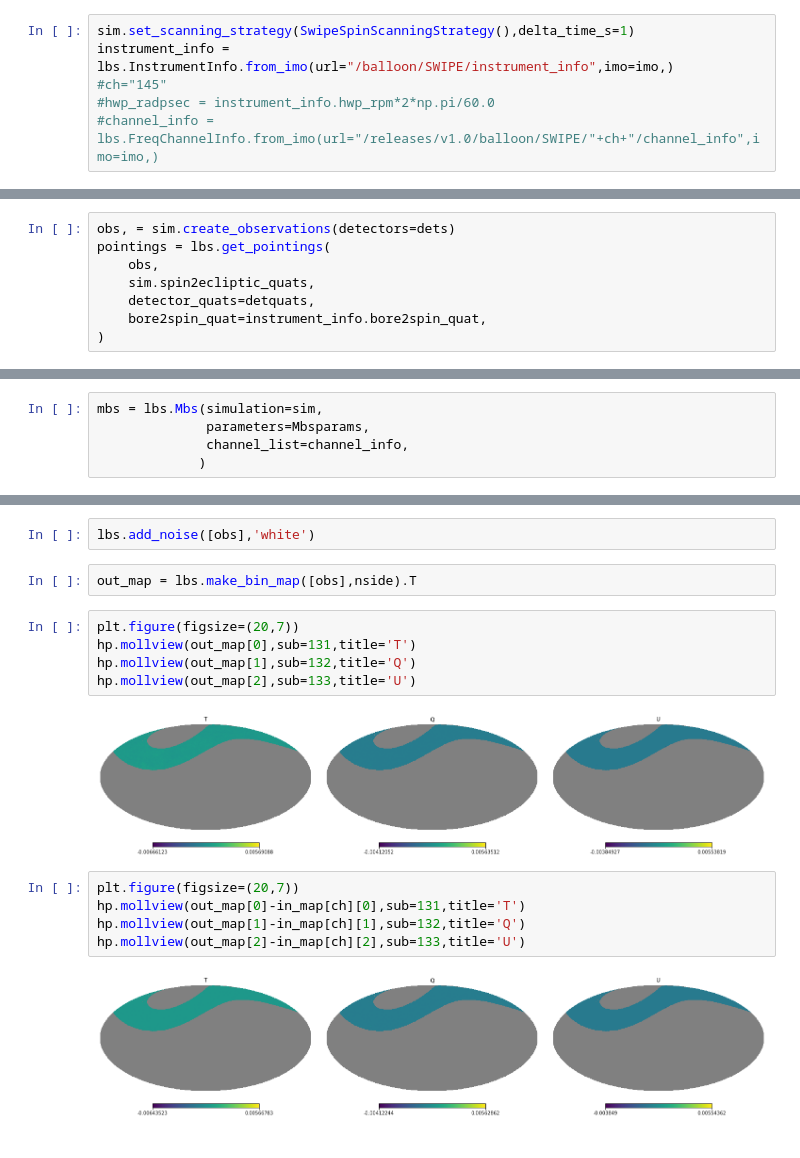
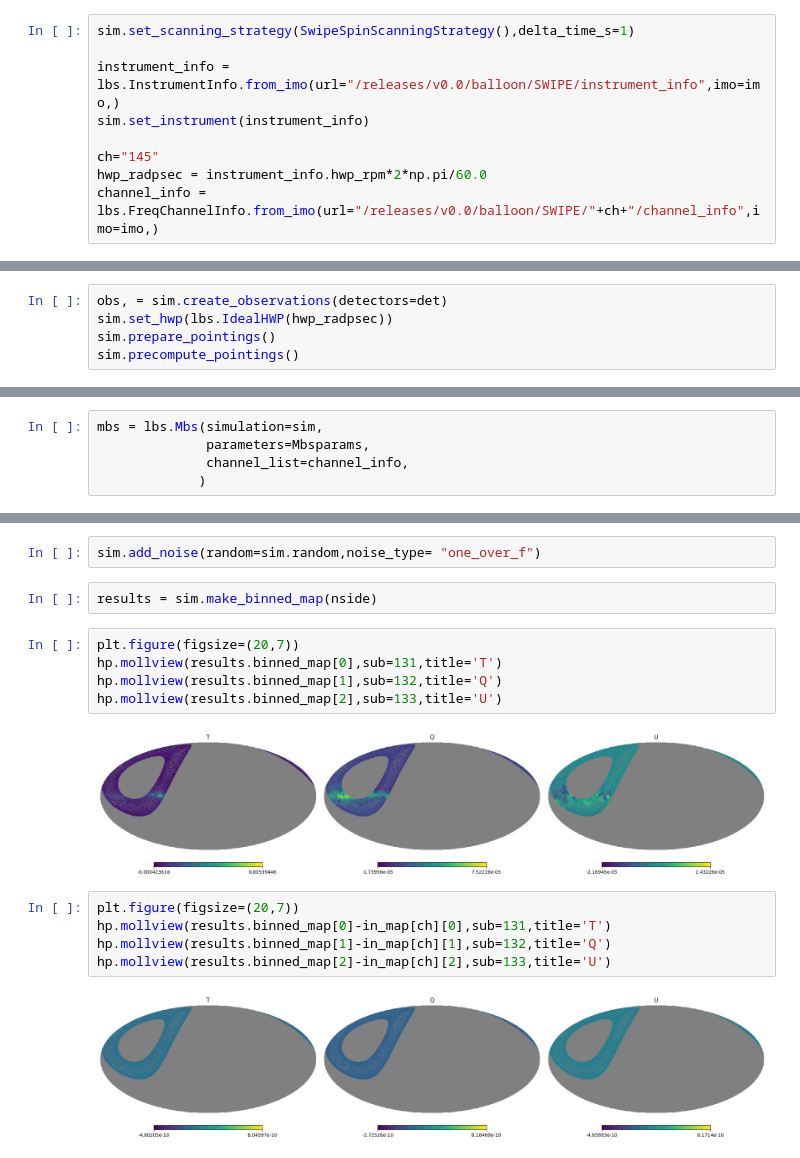
Before and after one commit to paganol/swipe_modules, a Jupyter notebook: examples/test_swipe_produce_maps_imo.ipynb, the cells around one changed output, grey strips where cells are left out. Saved outputs shown, nothing was run; the diff lists cells and outputs as text.

```diff
--- a/examples/test_swipe_produce_maps_imo.ipynb
+++ b/examples/test_swipe_produce_maps_imo.ipynb
@@ -18,8 +18,11 @@ sim.set_instrument?
 # %%
 sim.set_scanning_strategy(SwipeSpinScanningStrategy(),delta_time_s=1)
-instrument_info = lbs.InstrumentInfo.from_imo(url="/balloon/SWIPE/instrument_info",imo=imo,)
-#ch="145"
-#hwp_radpsec = instrument_info.hwp_rpm*2*np.pi/60.0
-#channel_info = lbs.FreqChannelInfo.from_imo(url="/releases/v1.0/balloon/SWIPE/"+ch+"/channel_info",imo=imo,)
+
+instrument_info = lbs.InstrumentInfo.from_imo(url="/releases/v0.0/balloon/SWIPE/instrument_info",imo=imo,)
+sim.set_instrument(instrument_info)
+
+ch="145"
+hwp_radpsec = instrument_info.hwp_rpm*2*np.pi/60.0
+channel_info = lbs.FreqChannelInfo.from_imo(url="/releases/v0.0/balloon/SWIPE/"+ch+"/channel_info",imo=imo,)
 # %% [output]
 site_latitude_deg, site_longitude_deg and longitude_speed_deg_per_sec used
@@ -35,13 +37,10 @@ for detname in channel_info.detector_names[0:10]:
     dets.append(det)
     detquats.append(det.quat)
 # %%
-obs, = sim.create_observations(detectors=dets)
-pointings = lbs.get_pointings(
-    obs,
-    sim.spin2ecliptic_quats,
-    detector_quats=detquats,
-    bore2spin_quat=instrument_info.bore2spin_quat,
-)
+obs, = sim.create_observations(detectors=det)
+sim.set_hwp(lbs.IdealHWP(hwp_radpsec))
+sim.prepare_pointings()
+sim.precompute_pointings()
 # %%
 Mbsparams = lbs.MbsParameters(make_cmb =True,
                               make_fg = True,
@@ -90,18 +79,18 @@ lbs.scan_map_in_observations(
 # %%
-lbs.add_noise([obs],'white')
+sim.add_noise(random=sim.random,noise_type= "one_over_f")
-# %%
-out_map = lbs.make_bin_map([obs],nside).T
-# %%
-plt.figure(figsize=(20,7))
-hp.mollview(out_map[0],sub=131,title='T')
-hp.mollview(out_map[1],sub=132,title='Q')
-hp.mollview(out_map[2],sub=133,title='U')
-# %% [output]
-[figure, removed]
-# %%
-plt.figure(figsize=(20,7))
-hp.mollview(out_map[0]-in_map[ch][0],sub=131,title='T')
-hp.mollview(out_map[1]-in_map[ch][1],sub=132,title='Q')
-hp.mollview(out_map[2]-in_map[ch][2],sub=133,title='U')
-# %% [output]
-[figure, removed]
+# %%
+results = sim.make_binned_map(nside)
+# %%
+plt.figure(figsize=(20,7))
+hp.mollview(results.binned_map[0],sub=131,title='T')
+hp.mollview(results.binned_map[1],sub=132,title='Q')
+hp.mollview(results.binned_map[2],sub=133,title='U')
+# %% [output]
+[figure, added]
+# %%
+plt.figure(figsize=(20,7))
+hp.mollview(results.binned_map[0]-in_map[ch][0],sub=131,title='T')
+hp.mollview(results.binned_map[1]-in_map[ch][1],sub=132,title='Q')
+hp.mollview(results.binned_map[2]-in_map[ch][2],sub=133,title='U')
+# %% [output]
+[figure, added]
```
Also changed, not shown: parts of 7 cells of this notebook, 5 other files.
